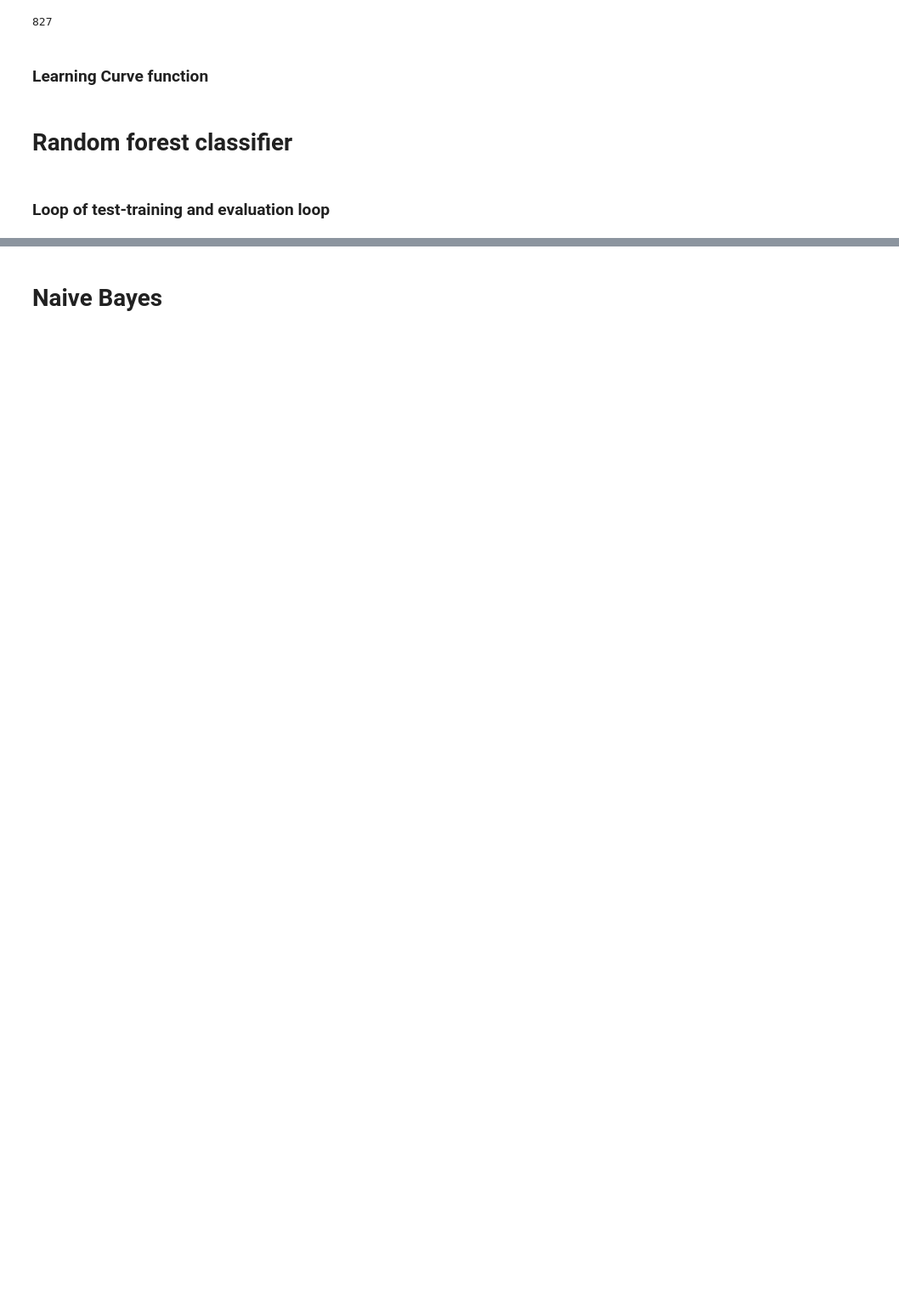
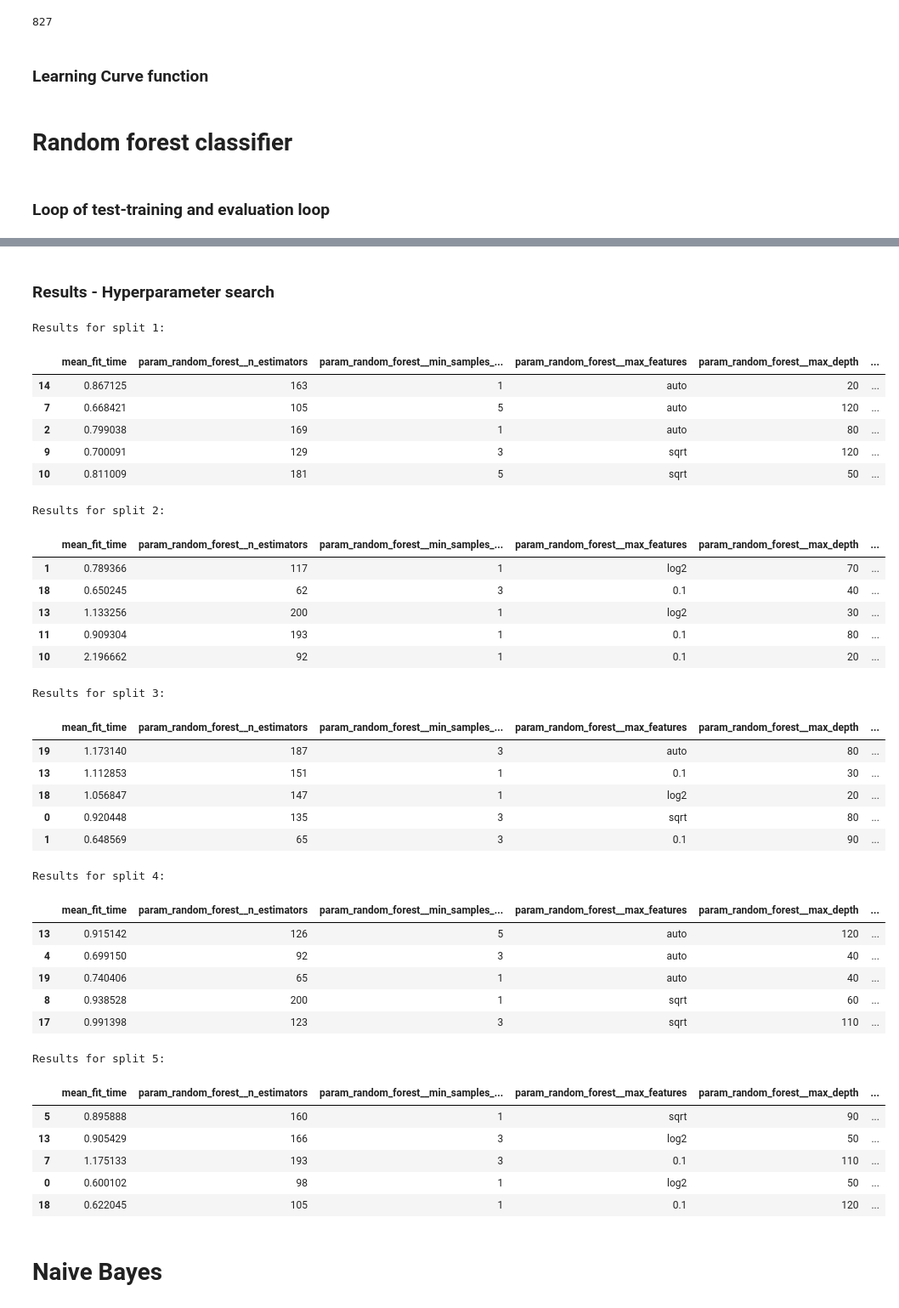
Before and after one commit to pienvangastel/tm10007_ml_group3, a Jupyter notebook: assignment_ordered.ipynb, the cells around one changed output, grey strips where cells are left out. Shown at 85% size. Saved outputs shown, nothing was run; the diff lists cells and outputs as text; code cells hidden in the pictures; blank space fills up the shorter version.

Commit message:
Random Forest results

```diff
--- a/assignment_ordered.ipynb
+++ b/assignment_ordered.ipynb
@@ -111,12 +111,10 @@ def plot_learning_curve(clf, X_train, y_train, plot):
 # Aantal splits
 N_SPLITS = 5
 
-# Kijken of stratified shuffle een betere stabiliteit geeft
-rs = ShuffleSplit(n_splits=N_SPLITS, test_size=.3) ## moeten voordat we hem inleveren nog random state toevoegen!
+rs = StratifiedShuffleSplit(n_splits=N_SPLITS, test_size=.3, random_state=42)
 
-scores = {'f1': [], 'accuracy': []}    ## Wat is een andere score die wat meer zegt dan accuracy? Of alleen F1?
-fitted_clf_list = []
-n = -1
+scores_rf = {'f1': [], 'accuracy': [], 'AUC': []}
+fitted_clf_list_rf = []
 
 fig, axs = plt.subplots(N_SPLITS, figsize=(10, 10))
 
@@ -139,6 +137,7 @@ for i, (train_index, test_index) in enumerate(rs.split(X, y)):
     # GridSearch
 
     # Random grid:
+    pca_components = [None] + list(np.arange(1, 101, 20))
     n_estimators = [int(x) for x in np.linspace(start=50, stop=200)]
     max_features = ['auto', 'sqrt', 'log2', 0.1]
     max_depth = [int(x) for x in np.linspace(10, 120, num = 12)]
@@ -149,18 +148,20 @@ for i, (train_index, test_index) in enumerate(rs.split(X, y)):
     'random_forest__max_features': max_features,
     'random_forest__max_depth': max_depth,
     'random_forest__min_samples_leaf': min_samples_leaf,
-    'random_forest__bootstrap': bootstrap}
+    'random_forest__bootstrap': bootstrap,
+    'pca__n_components': pca_components}
 
-
-    #parameters = {'random_forest__n_estimators': [50, 100, 200], 'random_forest__max_features': ['sqrt', 'log2'], 'random_forest__min_samples_leaf': [1,3,5]}
     search = RandomizedSearchCV(pipe, random_grid, cv=3, scoring = 'f1', verbose=2, n_iter=20)
     search.fit(X_train, y_train)
     best_clf = search.best_estimator_
-    fitted_clf_list.append(search)
+    fitted_clf_list_rf.append(search)
 
+
+    # Evaluation
     y_pred = best_clf.predict(X_test)
-    scores['f1'] += [f1_score(y_test, y_pred)]
-    scores['accuracy'] += [accuracy_score(y_test, y_pred)]
+    scores_rf['f1'] += [f1_score(y_test, y_pred)]
+    scores_rf['accuracy'] += [accuracy_score(y_test, y_pred)]
+    scores_rf['AUC'] += [roc_auc_score(y_test, y_pred)]
 
     plot_learning_curve(best_clf, X_train, y_train, axs[i])
     fig.suptitle(f'Learning curve for {str(type(best_clf[-1])).split(".")[-1][:-2]}')
@@ -171,16 +263,53 @@ scores['f1']
+# %% [markdown]
+### Results - Hyperparameter search
 # %%
-
-# Denk een goede om van de 5 loops met verschillende test-train split de cv_results overzichtelijk te laten zien;
-# dan krijgen we inzicht in welke hyperparameters betere en minder goed werken; hier begin gemaakt maar hadden geen tijd om het af te maken
 import pandas as pd
-for i, clf in enumerate(fitted_clf_list):
+for i, clf in enumerate(fitted_clf_list_rf):
     print(f'Results for split {i+1}:')
     param_df = pd.DataFrame(clf.cv_results_)
 
+    # columns to drop from dataframe:
+    param_df = param_df.drop(['std_fit_time', 'mean_score_time', 'std_score_time'], axis=1)
     cols = [c for c in param_df.columns if c.lower()[:5] != 'split']
 
     param_df = param_df[cols].sort_values(by='rank_test_score')
-    display(param_df)
+    display(param_df.head(5))
+# %% [output]
+Results for split 1:
+|  | mean_fit_time | param_random_forest__n_estimators | param_random_forest__min_samples_... | param_random_forest__max_features | param_random_forest__max_depth | ... |
+| 14 | 0.867125 | 163 | 1 | auto | 20 | ... |
+| 7 | 0.668421 | 105 | 5 | auto | 120 | ... |
+| 2 | 0.799038 | 169 | 1 | auto | 80 | ... |
+| 9 | 0.700091 | 129 | 3 | sqrt | 120 | ... |
+| 10 | 0.811009 | 181 | 5 | sqrt | 50 | ... |
+Results for split 2:
+|  | mean_fit_time | param_random_forest__n_estimators | param_random_forest__min_samples_... | param_random_forest__max_features | param_random_forest__max_depth | ... |
+| 1 | 0.789366 | 117 | 1 | log2 | 70 | ... |
+| 18 | 0.650245 | 62 | 3 | 0.1 | 40 | ... |
+| 13 | 1.133256 | 200 | 1 | log2 | 30 | ... |
+| 11 | 0.909304 | 193 | 1 | 0.1 | 80 | ... |
+| 10 | 2.196662 | 92 | 1 | 0.1 | 20 | ... |
+Results for split 3:
+|  | mean_fit_time | param_random_forest__n_estimators | param_random_forest__min_samples_... | param_random_forest__max_features | param_random_forest__max_depth | ... |
+| 19 | 1.173140 | 187 | 3 | auto | 80 | ... |
+| 13 | 1.112853 | 151 | 1 | 0.1 | 30 | ... |
+| 18 | 1.056847 | 147 | 1 | log2 | 20 | ... |
+| 0 | 0.920448 | 135 | 3 | sqrt | 80 | ... |
+| 1 | 0.648569 | 65 | 3 | 0.1 | 90 | ... |
+Results for split 4:
+|  | mean_fit_time | param_random_forest__n_estimators | param_random_forest__min_samples_... | param_random_forest__max_features | param_random_forest__max_depth | ... |
+| 13 | 0.915142 | 126 | 5 | auto | 120 | ... |
+| 4 | 0.699150 | 92 | 3 | auto | 40 | ... |
+| 19 | 0.740406 | 65 | 1 | auto | 40 | ... |
+| 8 | 0.938528 | 200 | 1 | sqrt | 60 | ... |
+| 17 | 0.991398 | 123 | 3 | sqrt | 110 | ... |
+Results for split 5:
+|  | mean_fit_time | param_random_forest__n_estimators | param_random_forest__min_samples_... | param_random_forest__max_features | param_random_forest__max_depth | ... |
+| 5 | 0.895888 | 160 | 1 | sqrt | 90 | ... |
+| 13 | 0.905429 | 166 | 3 | log2 | 50 | ... |
+| 7 | 1.175133 | 193 | 3 | 0.1 | 110 | ... |
+| 0 | 0.600102 | 98 | 1 | log2 | 50 | ... |
+| 18 | 0.622045 | 105 | 1 | 0.1 | 120 | ... |
 # %% [markdown]
 # Naive Bayes
 # %%
```
Also changed, not shown: parts of 14 cells of this notebook.
